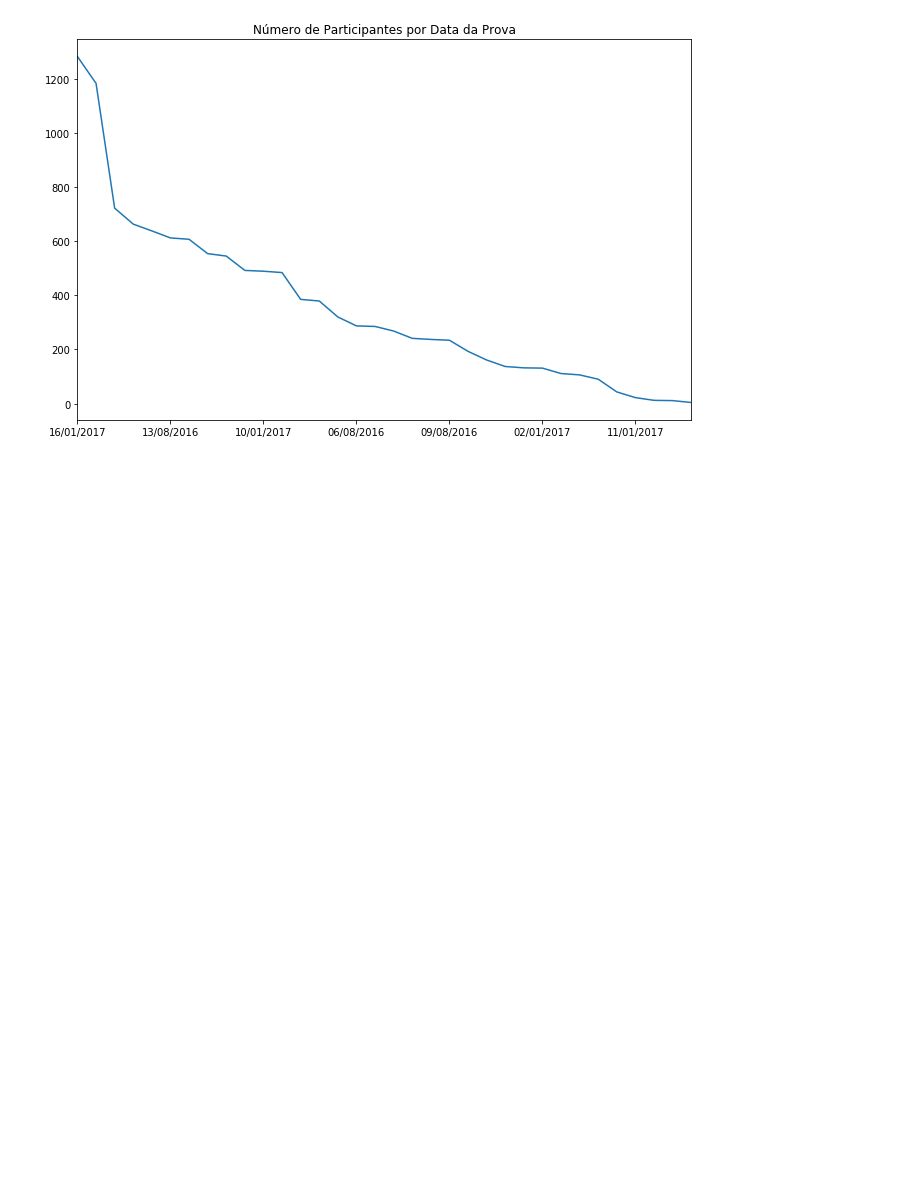
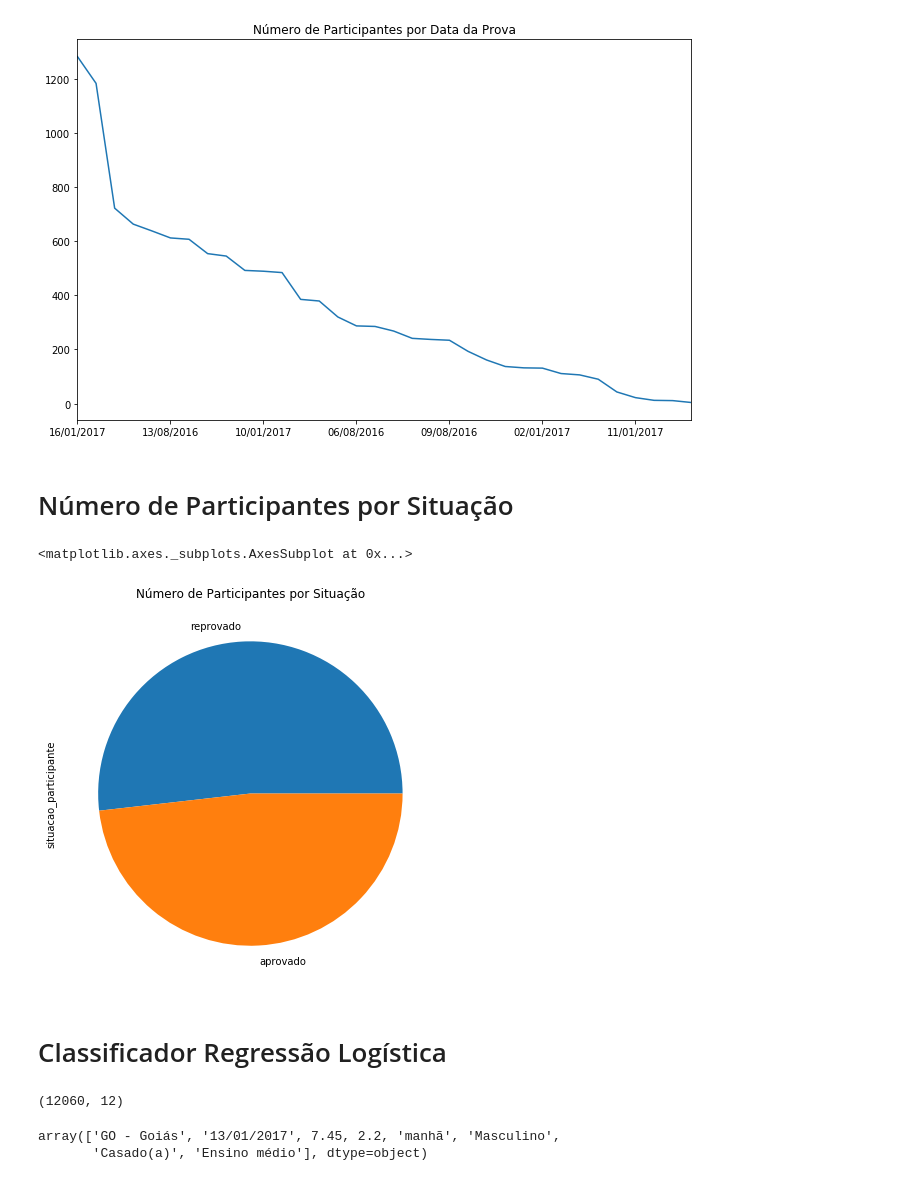
Before and after one commit to JessicaIta/teste_data_science, a Jupyter notebook: teste_data_science.ipynb, the cells around one changed output. Cells and saved outputs as stored; diff of their text form; code cells hidden in the pictures; blank space fills up the shorter version.

Commit message:
Uso de regressão logística

```diff
--- a/teste_data_science.ipynb
+++ b/teste_data_science.ipynb
@@ -19,6 +19,15 @@ base.head()
 len(base)
 # %% [output]
 12100
+# %%
+#Função para Avaliar se o Participante foi aprovado ou não (critérios: nota >=5 e redação maior que 0)
+def situacaoParticipante(nota, nota_redacao):
+    if(nota >= 5 and nota_redacao > 0):
+        return "aprovado"
+    return "reprovado"
+# %%
+#Criação da Coluna de Aprovados
+base['situacao_participante'] = base.apply(lambda x: situacaoParticipante(x.nota, x.nota_redacao), axis=1)
 # %%
 #Informações do dataset
 base.info()
@@ -282,3 +291,12 @@ base['dia_da_prova_realizada'].value_counts().plot(title="Número de Participant
 # %% [output]
 <matplotlib.axes._subplots.AxesSubplot at 0x...>
 [figure]
+# %% [markdown]
+# Número de Participantes por Situação
+# %%
+base['situacao_participante'].value_counts().plot.pie(title="Número de Participantes por Situação")
+# %% [output]
+<matplotlib.axes._subplots.AxesSubplot at 0x...>
+[figure, added]
+# %% [markdown]
+# Classificador Regressão Logística
@@ -284,0 +310,4 @@ base['dia_da_prova_realizada'].value_counts().plot(title="Número de Participant
+# %%
+base.shape
+# %% [output]
+(12060, 12)
@@ -284,0 +318,5 @@ base['dia_da_prova_realizada'].value_counts().plot(title="Número de Participant
+# %%
+X[0]
+# %% [output]
+array(['GO - Goiás', '13/01/2017', 7.45, 2.2, 'manhã', 'Masculino',
+       'Casado(a)', 'Ensino médio'], dtype=object)
```
Also changed, not shown: parts of 10 cells of this notebook.
